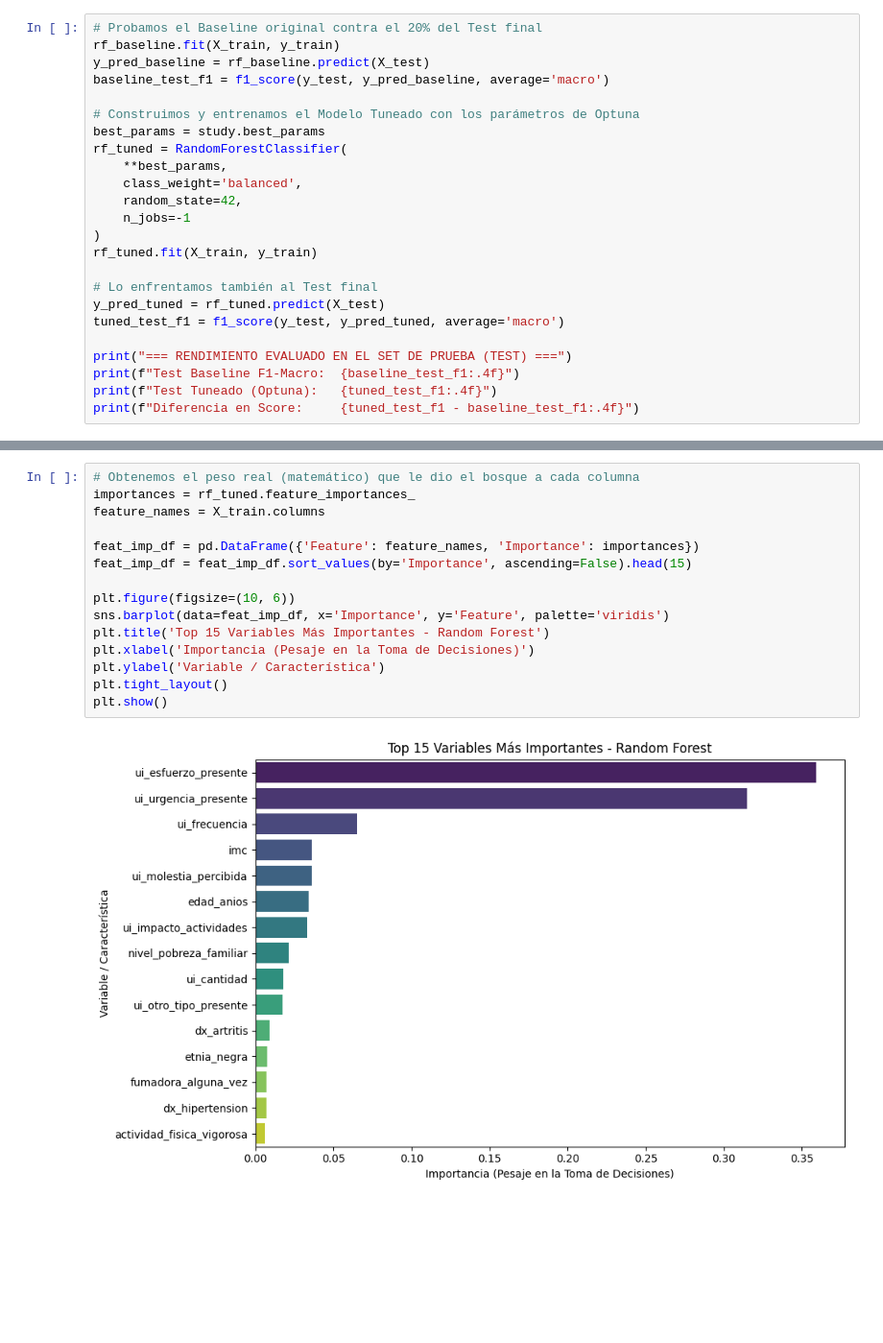
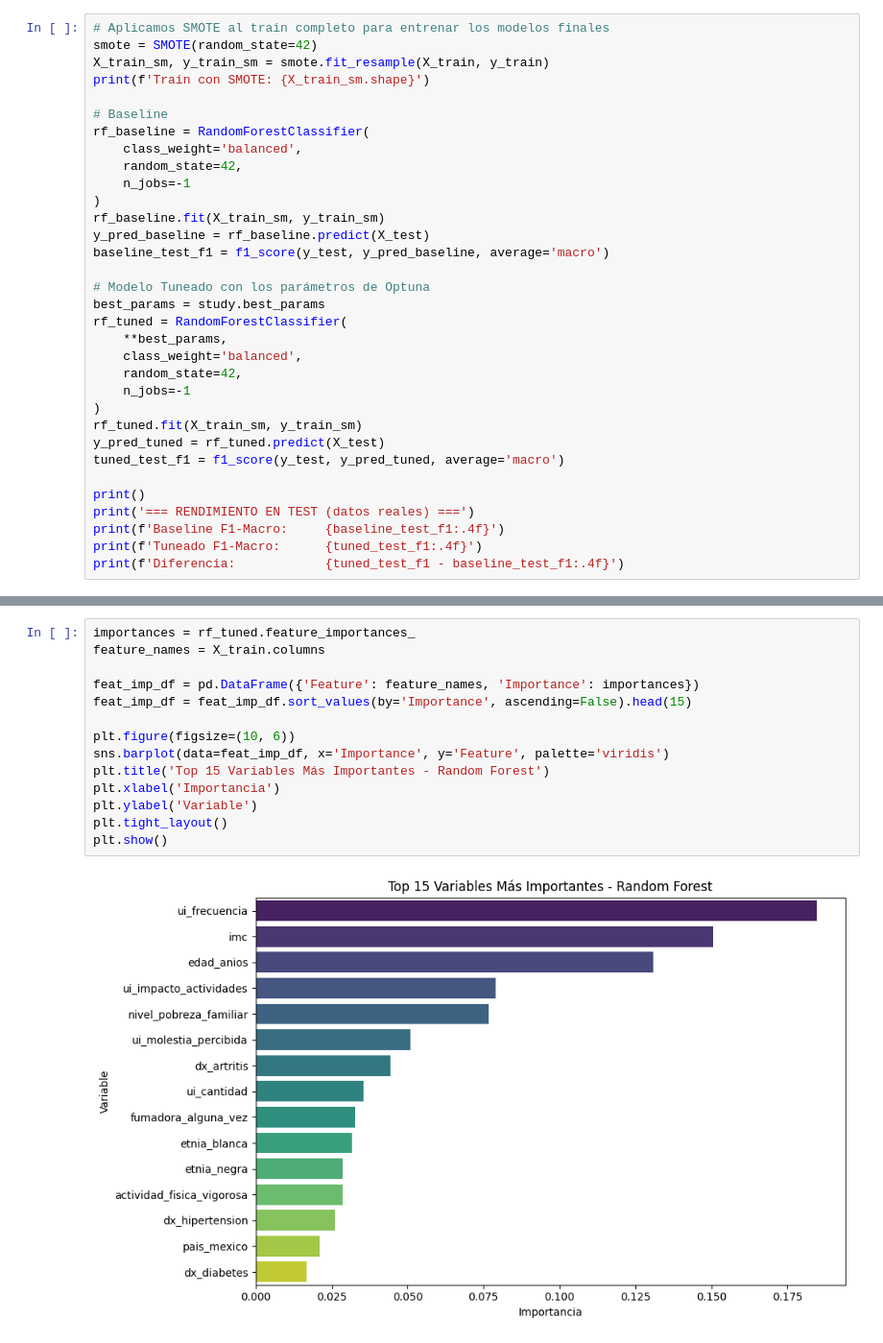
Before and after one commit to Bootcamp-IA-P6/Proyecto7_Equipo3_Multiclase, a Jupyter notebook: notebooks/02_random_forest.ipynb, the cells around one changed output, grey strips where cells are left out. Shown at 96% size. Saved outputs shown, nothing was run; the diff lists cells and outputs as text; blank space fills up the shorter version.

```diff
--- a/notebooks/02_random_forest.ipynb
+++ b/notebooks/02_random_forest.ipynb
@@ -78,10 +178,20 @@ print("Mejores parámetros:", study.best_params)
 # %%
-# Probamos el Baseline original contra el 20% del Test final
-rf_baseline.fit(X_train, y_train)
+# Aplicamos SMOTE al train completo para entrenar los modelos finales
+smote = SMOTE(random_state=42)
+X_train_sm, y_train_sm = smote.fit_resample(X_train, y_train)
+print(f'Train con SMOTE: {X_train_sm.shape}')
+
+# Baseline
+rf_baseline = RandomForestClassifier(
+    class_weight='balanced',
+    random_state=42,
+    n_jobs=-1
+)
+rf_baseline.fit(X_train_sm, y_train_sm)
 y_pred_baseline = rf_baseline.predict(X_test)
 baseline_test_f1 = f1_score(y_test, y_pred_baseline, average='macro')
 
-# Construimos y entrenamos el Modelo Tuneado con los parámetros de Optuna
+# Modelo Tuneado con los parámetros de Optuna
 best_params = study.best_params
 rf_tuned = RandomForestClassifier(
     **best_params,
@@ -89,13 +199,12 @@ rf_tuned = RandomForestClassifier(
     random_state=42,
     n_jobs=-1
 )
-rf_tuned.fit(X_train, y_train)
-
-# Lo enfrentamos también al Test final
+rf_tuned.fit(X_train_sm, y_train_sm)
 y_pred_tuned = rf_tuned.predict(X_test)
 tuned_test_f1 = f1_score(y_test, y_pred_tuned, average='macro')
 
-print("=== RENDIMIENTO EVALUADO EN EL SET DE PRUEBA (TEST) ===")
-print(f"Test Baseline F1-Macro:  {baseline_test_f1:.4f}")
-print(f"Test Tuneado (Optuna):   {tuned_test_f1:.4f}")
-print(f"Diferencia en Score:     {tuned_test_f1 - baseline_test_f1:.4f}")
+print()
+print('=== RENDIMIENTO EN TEST (datos reales) ===')
+print(f'Baseline F1-Macro:     {baseline_test_f1:.4f}')
+print(f'Tuneado F1-Macro:      {tuned_test_f1:.4f}')
+print(f'Diferencia:            {tuned_test_f1 - baseline_test_f1:.4f}')
@@ -104,18 +220,17 @@ print(f"Diferencia en Score:     {tuned_test_f1 - baseline_test_f1:.4f}")
 # %%
-# Obtenemos el peso real (matemático) que le dio el bosque a cada columna
 importances = rf_tuned.feature_importances_
 feature_names = X_train.columns
 
 feat_imp_df = pd.DataFrame({'Feature': feature_names, 'Importance': importances})
 feat_imp_df = feat_imp_df.sort_values(by='Importance', ascending=False).head(15)
 
 plt.figure(figsize=(10, 6))
 sns.barplot(data=feat_imp_df, x='Importance', y='Feature', palette='viridis')
 plt.title('Top 15 Variables Más Importantes - Random Forest')
-plt.xlabel('Importancia (Pesaje en la Toma de Decisiones)')
-plt.ylabel('Variable / Característica')
+plt.xlabel('Importancia')
+plt.ylabel('Variable')
 plt.tight_layout()
 plt.show()
 # %% [output]
-[figure, old version]
+[figure, new version]
 # %% [markdown]
```
Also changed, not shown: parts of 17 cells of this notebook.
